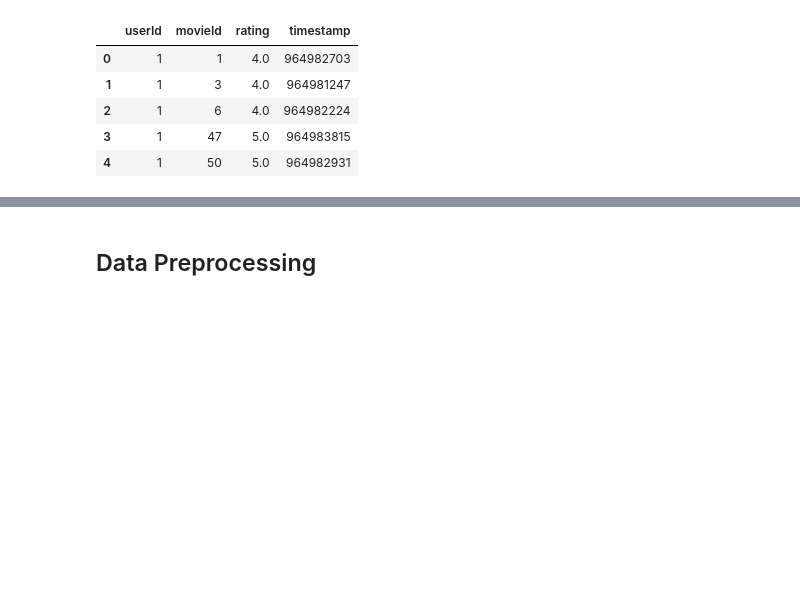
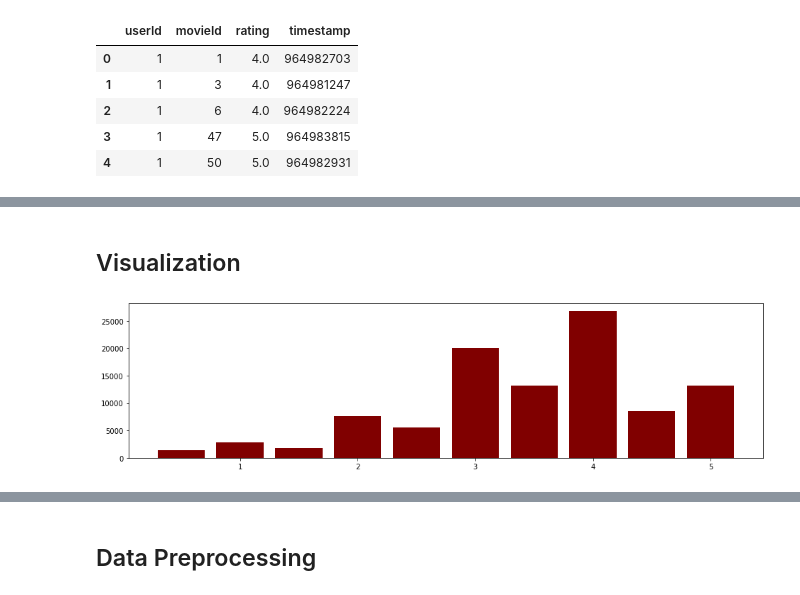
Before and after one commit to a7medayman6/Movie-Based-Collaborative-Filtering-Approach, a Jupyter notebook: Notebooks/Movie-Based-Collaborative-Filtering.ipynb, the cells around one changed output, grey strips where cells are left out. Saved outputs shown, nothing was run; the diff lists cells and outputs as text; code cells hidden in the pictures; blank space fills up the shorter version.

```diff
--- a/Notebooks/Movie-Based-Collaborative-Filtering.ipynb
+++ b/Notebooks/Movie-Based-Collaborative-Filtering.ipynb
@@ -66,0 +91,10 @@ ratings_df.head()
+# %% [markdown]
+## Visualization
+# %%
+rates = ratings_df.groupby('rating')['rating'].agg('count')
+# %%
+f,ax = plt.subplots(1,1,figsize=(16,4))
+plt.bar(rates.index, rates, width = 0.4, color ='maroon')
+plt.show()
+# %% [output]
+[figure, added]
```
Also changed, not shown: parts of 33 cells of this notebook, 4 other files.
